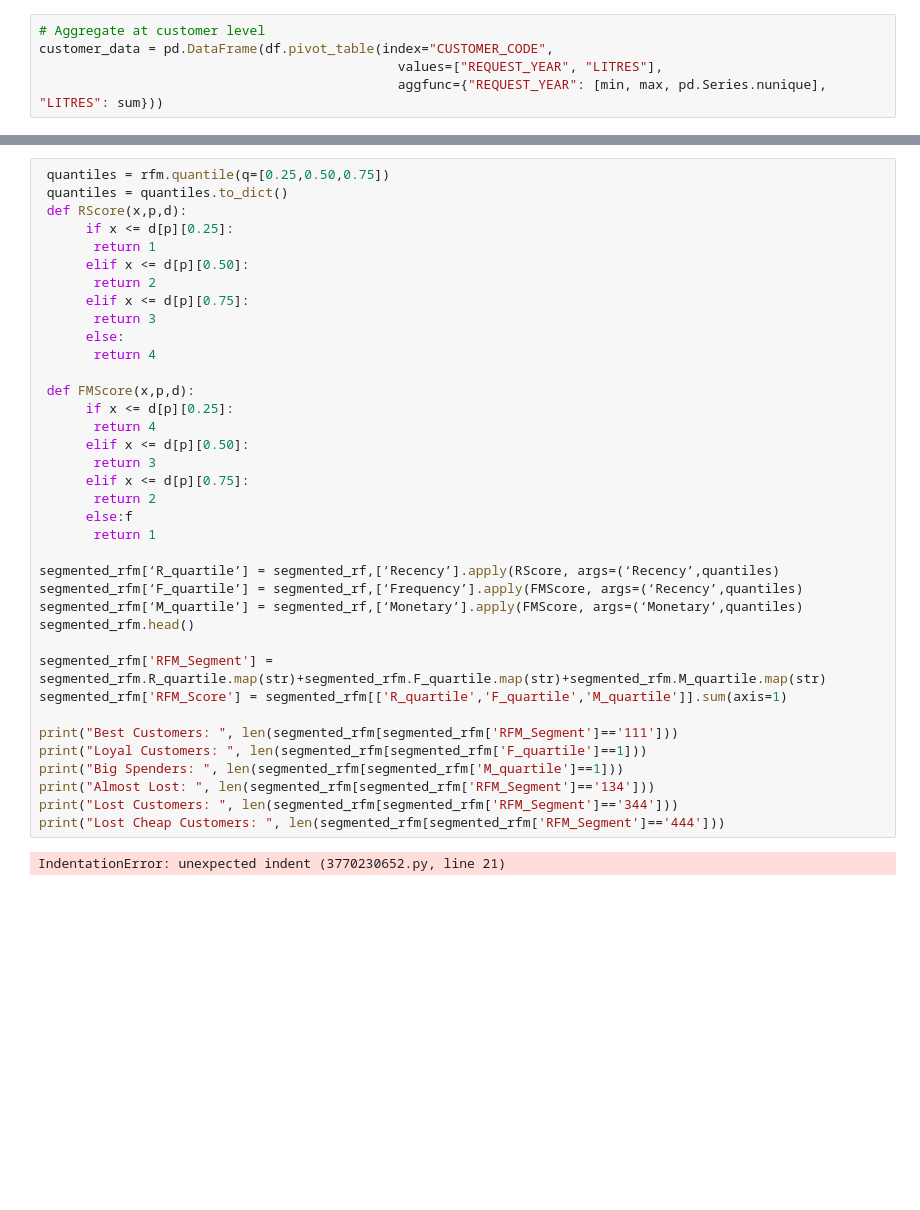
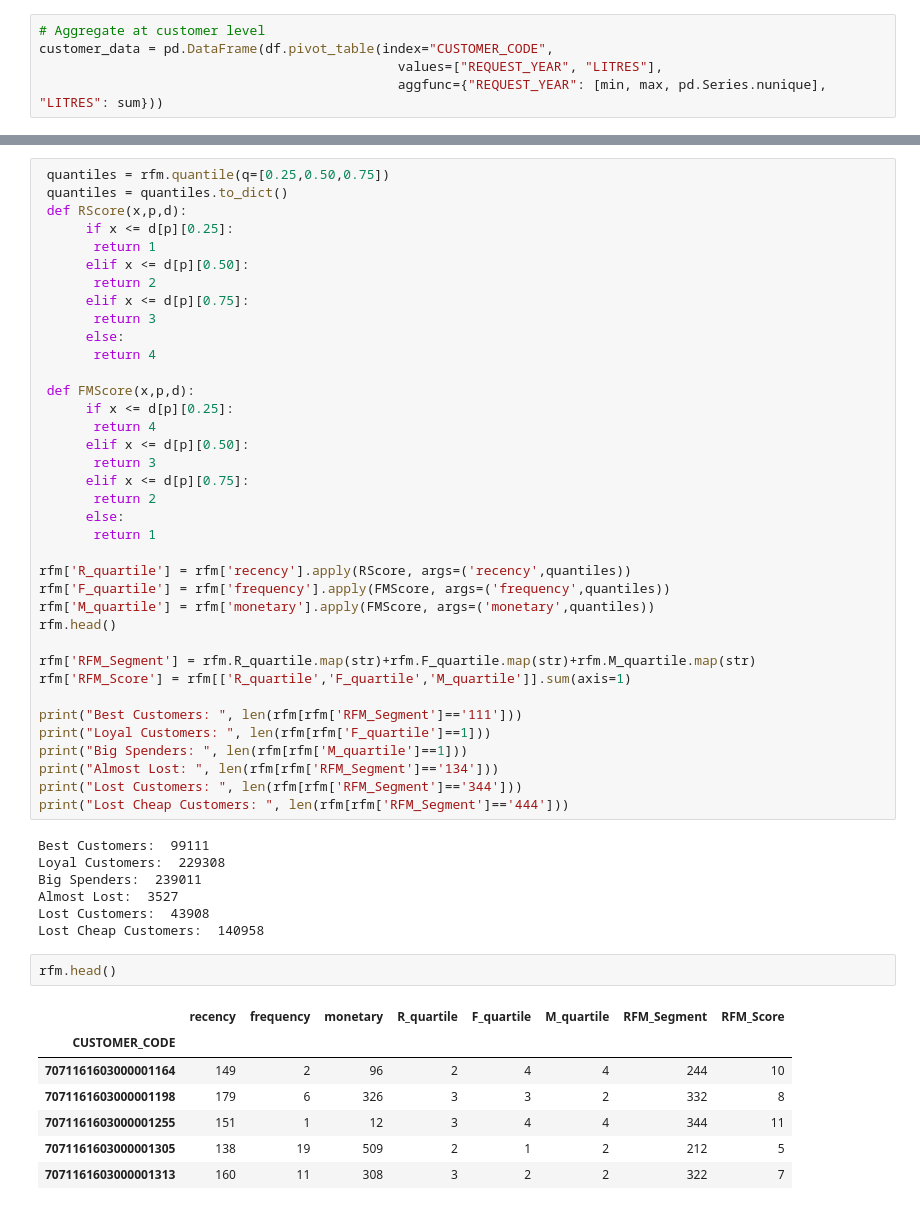
Before and after one commit to Alantjee/GBACDutchieVita, a Jupyter notebook: Transaction data notebook(1).ipynb, the cells around one changed output, grey strips where cells are left out. Drawn from its saved outputs; the diff is of its cells as text; blank space fills up the shorter version.

```diff
--- a/Transaction data notebook(1).ipynb
+++ b/Transaction data notebook(1).ipynb
@@ -306,25 +339,40 @@ customer_data.head(3)
        return 3
       elif x <= d[p][0.75]:
        return 2
-      else:f
+      else:
        return 1
 
-segmented_rfm[‘R_quartile’] = segmented_rf,[‘Recency’].apply(RScore, args=(‘Recency’,quantiles)
-segmented_rfm[‘F_quartile’] = segmented_rf,[‘Frequency’].apply(FMScore, args=(‘Recency’,quantiles)
-segmented_rfm[‘M_quartile’] = segmented_rf,[‘Monetary’].apply(FMScore, args=(‘Monetary’,quantiles)
-segmented_rfm.head()
+rfm['R_quartile'] = rfm['recency'].apply(RScore, args=('recency',quantiles))
+rfm['F_quartile'] = rfm['frequency'].apply(FMScore, args=('frequency',quantiles))
+rfm['M_quartile'] = rfm['monetary'].apply(FMScore, args=('monetary',quantiles))
+rfm.head()
 
-segmented_rfm['RFM_Segment'] = segmented_rfm.R_quartile.map(str)+segmented_rfm.F_quartile.map(str)+segmented_rfm.M_quartile.map(str)
-segmented_rfm['RFM_Score'] = segmented_rfm[['R_quartile','F_quartile','M_quartile']].sum(axis=1)
+rfm['RFM_Segment'] = rfm.R_quartile.map(str)+rfm.F_quartile.map(str)+rfm.M_quartile.map(str)
+rfm['RFM_Score'] = rfm[['R_quartile','F_quartile','M_quartile']].sum(axis=1)
 
-print("Best Customers: ", len(segmented_rfm[segmented_rfm['RFM_Segment']=='111']))
-print("Loyal Customers: ", len(segmented_rfm[segmented_rfm['F_quartile']==1]))
-print("Big Spenders: ", len(segmented_rfm[segmented_rfm['M_quartile']==1]))
-print("Almost Lost: ", len(segmented_rfm[segmented_rfm['RFM_Segment']=='134']))
-print("Lost Customers: ", len(segmented_rfm[segmented_rfm['RFM_Segment']=='344']))
-print("Lost Cheap Customers: ", len(segmented_rfm[segmented_rfm['RFM_Segment']=='444']))
+print("Best Customers: ", len(rfm[rfm['RFM_Segment']=='111']))
+print("Loyal Customers: ", len(rfm[rfm['F_quartile']==1]))
+print("Big Spenders: ", len(rfm[rfm['M_quartile']==1]))
+print("Almost Lost: ", len(rfm[rfm['RFM_Segment']=='134']))
+print("Lost Customers: ", len(rfm[rfm['RFM_Segment']=='344']))
+print("Lost Cheap Customers: ", len(rfm[rfm['RFM_Segment']=='444']))
 # %% [output]
-IndentationError: unexpected indent (3770230652.py, line 21)
+Best Customers:  99111
+Loyal Customers:  229308
+Big Spenders:  239011
+Almost Lost:  3527
+Lost Customers:  43908
+Lost Cheap Customers:  140958
+# %%
+rfm.head()
+# %% [output]
+|  | recency | frequency | monetary | R_quartile | F_quartile | M_quartile | RFM_Segment | RFM_Score |
+| CUSTOMER_CODE |  |  |  |  |  |  |  |  |
+| 7071161603000001164 | 149 | 2 | 96 | 2 | 4 | 4 | 244 | 10 |
+| 7071161603000001198 | 179 | 6 | 326 | 3 | 3 | 2 | 332 | 8 |
+| 7071161603000001255 | 151 | 1 | 12 | 3 | 4 | 4 | 344 | 11 |
+| 7071161603000001305 | 138 | 19 | 509 | 2 | 1 | 2 | 212 | 5 |
+| 7071161603000001313 | 160 | 11 | 308 | 3 | 2 | 2 | 322 | 7 |
 # %%
 #K-means clustering
 
```
Also changed, not shown: parts of 15 cells of this notebook.
